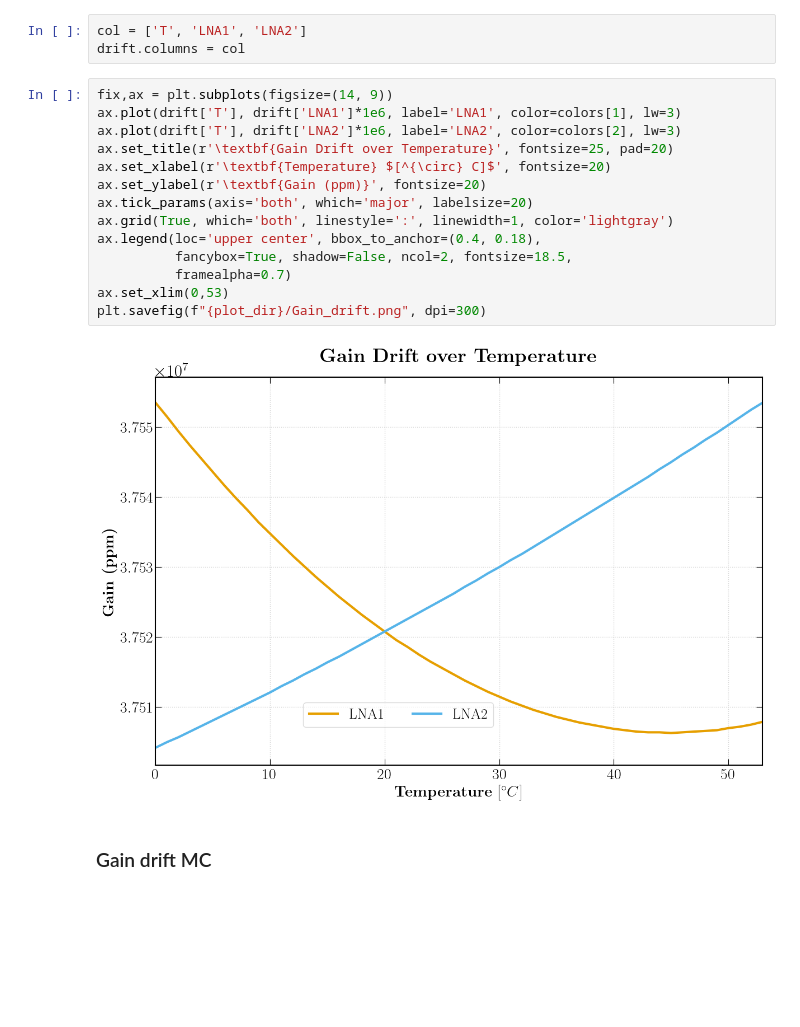
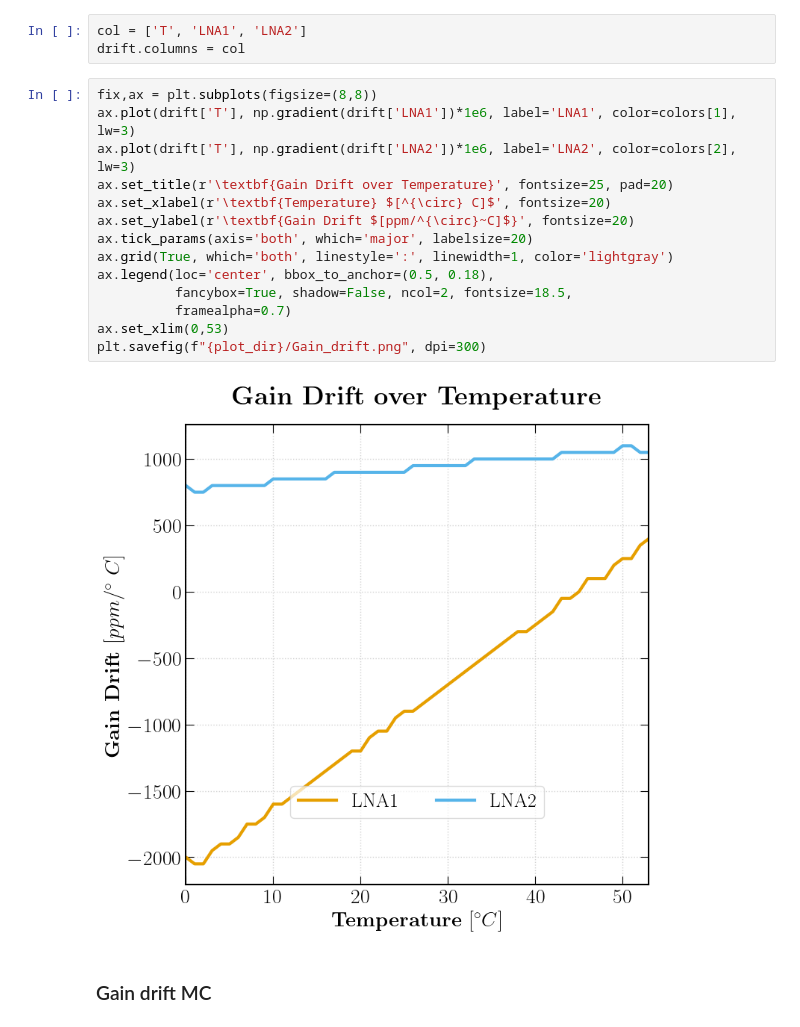
Before and after one commit to BaoTON1701/R-T_BiCMOS_run, a Jupyter notebook: code/Plot_results.ipynb, the cells around one changed output. Drawn from its saved outputs; the diff is of its cells as text; blank space fills up the shorter version.

```diff
--- a/code/Plot_results.ipynb
+++ b/code/Plot_results.ipynb
@@ -451,21 +451,21 @@ plt.show()
 col = ['T', 'LNA1', 'LNA2']
 drift.columns = col
 # %%
-fix,ax = plt.subplots(figsize=(14, 9))
-ax.plot(drift['T'], drift['LNA1']*1e6, label='LNA1', color=colors[1], lw=3)
-ax.plot(drift['T'], drift['LNA2']*1e6, label='LNA2', color=colors[2], lw=3)
+fix,ax = plt.subplots(figsize=(8,8))
+ax.plot(drift['T'], np.gradient(drift['LNA1'])*1e6, label='LNA1', color=colors[1], lw=3)
+ax.plot(drift['T'], np.gradient(drift['LNA2'])*1e6, label='LNA2', color=colors[2], lw=3)
 ax.set_title(r'\textbf{Gain Drift over Temperature}', fontsize=25, pad=20)
 ax.set_xlabel(r'\textbf{Temperature} $[^{\circ} C]$', fontsize=20)
-ax.set_ylabel(r'\textbf{Gain (ppm)}', fontsize=20)
+ax.set_ylabel(r'\textbf{Gain Drift $[ppm/^{\circ}~C]$}', fontsize=20)
 ax.tick_params(axis='both', which='major', labelsize=20)
 ax.grid(True, which='both', linestyle=':', linewidth=1, color='lightgray')
-ax.legend(loc='upper center', bbox_to_anchor=(0.4, 0.18),
+ax.legend(loc='center', bbox_to_anchor=(0.5, 0.18),
           fancybox=True, shadow=False, ncol=2, fontsize=18.5,
           framealpha=0.7)
 ax.set_xlim(0,53)
 plt.savefig(f"{plot_dir}/Gain_drift.png", dpi=300)
 # %% [output]
-[figure, old version]
+[figure, new version]
 # %% [markdown]
 ### Gain drift MC
 # %%
```
Also changed, not shown: parts of 6 cells of this notebook, 6 other files.
